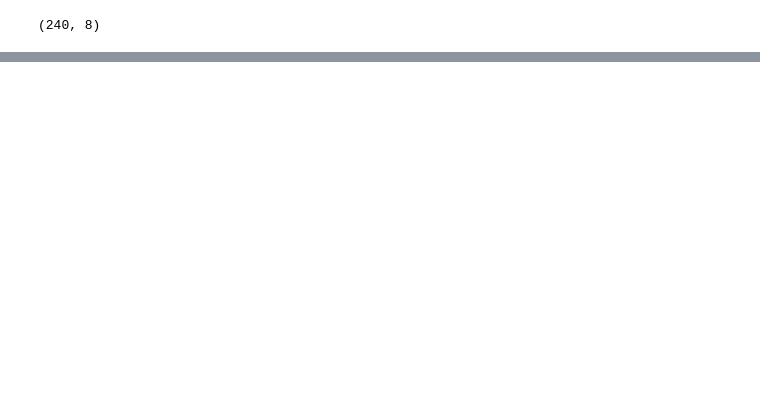
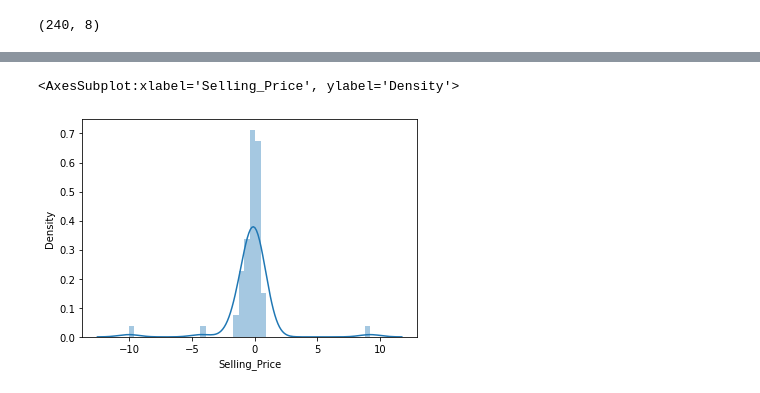
Before and after one commit to Galdina/OneDayProjects, a Jupyter notebook: CarPricePred/car-price-prediction.ipynb, the cells around one changed output, grey strips where cells are left out. Cells and saved outputs as stored; diff of their text form; code cells hidden in the pictures; blank space fills up the shorter version.

```diff
--- a/CarPricePred/car-price-prediction.ipynb
+++ b/CarPricePred/car-price-prediction.ipynb
@@ -283,0 +303,12 @@ plt.scatter(predictions, y_test)
+# %%
+# Creation of Random Grid
+random_new = RandomizedSearchCV(estimator=RandomForestRegressor(),
+                               param_distributions=random,
+                               scoring='neg_mean_squared_error',
+                               n_iter=10,
+                               cv=5,
+                               verbose=2,
+                               random_state=43,
+                               n_jobs=1)
+# %%
+random_new.fit(X_train, y_train)
@@ -283,0 +352,7 @@ plt.scatter(predictions, y_test)
+# %%
+predictions = random_new.predict(X_test)
+# %%
+sns.distplot(y_test-predictions)
+# %% [output]
+<AxesSubplot:xlabel='Selling_Price', ylabel='Density'>
+[figure, added]
```
Also changed, not shown: parts of 27 cells of this notebook.
